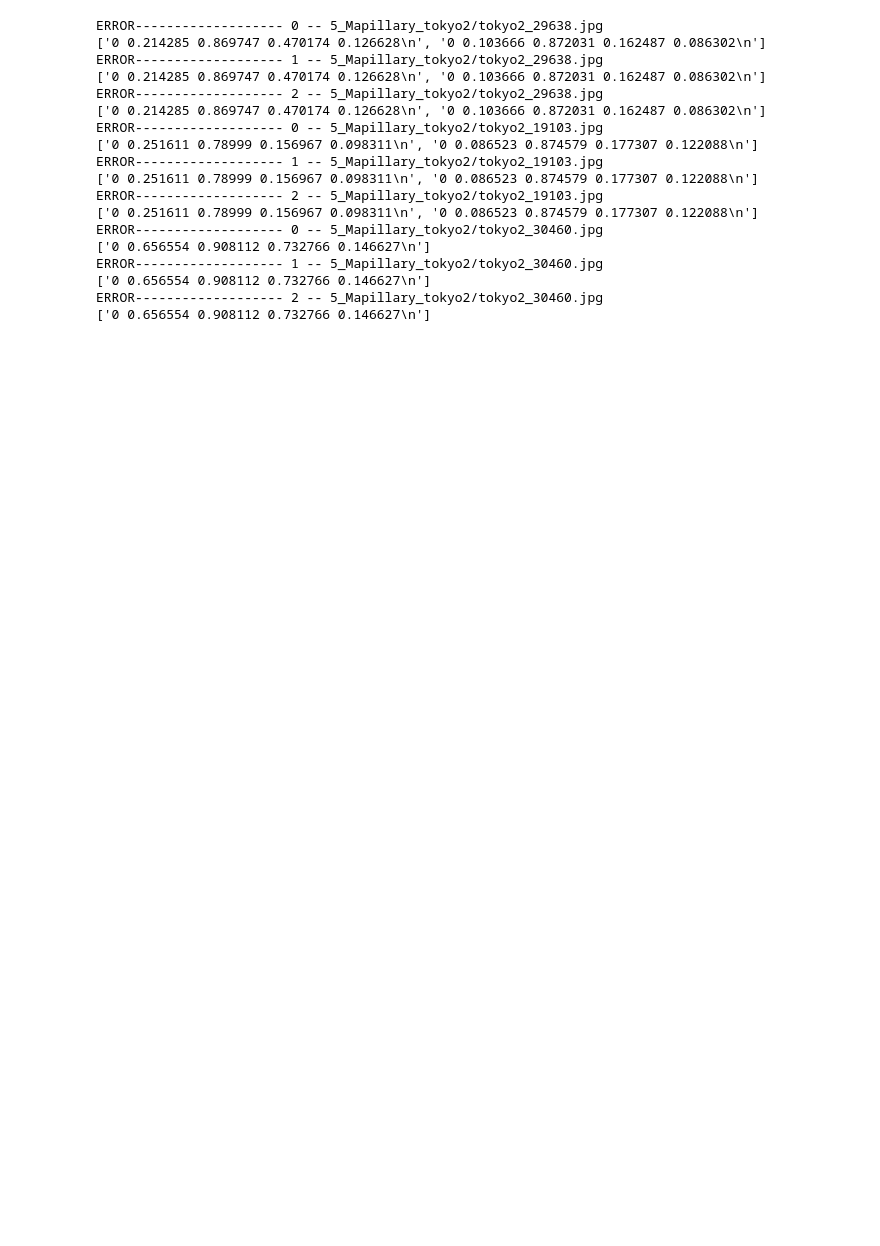
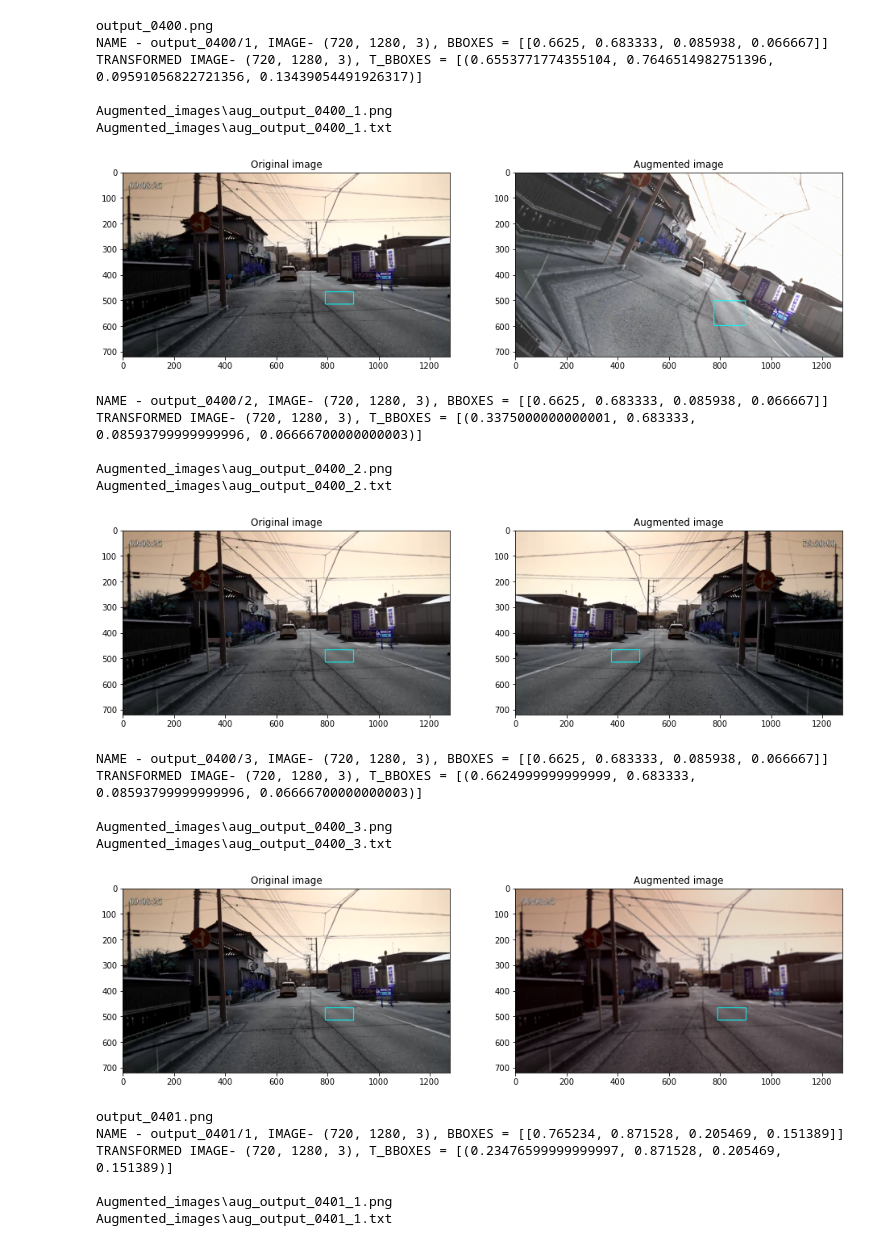
Before and after one commit to POONAM2015/Image_augmentation_using_albumentation, a Jupyter notebook: data augmentation.ipynb, the cells around one changed output. Cells and saved outputs as stored; diff of their text form; code cells hidden in the pictures; blank space fills up the shorter version.

```diff
--- a/data augmentation.ipynb
+++ b/data augmentation.ipynb
@@ -53,7 +53,7 @@ def show_image_annotation(image, bboxes):
         if b > dh - 1:
             b = dh - 1
 
-        cv2.rectangle(image, (l, t), (r, b), (0, 0, 255), 1)
+        cv2.rectangle(image, (l, t), (r, b), (0, 255, 255), 2)
     return image
 # %%
 def show(image, bboxes, t_image, t_bboxes):
@@ -73,7 +73,6 @@ def show(image, bboxes, t_image, t_bboxes):
 # %%
 def bounding_box_class_labels(image_path, label_path) -> List[float]:
     img = cv2.imread(image_path)
-    dh, dw, _ = img.shape
 
     fl = open(label_path, 'r')
     data = fl.readlines()
@@ -85,7 +84,7 @@ def bounding_box_class_labels(image_path, label_path) -> List[float]:
     for dt in data:
         _, x, y, w, h = map(float, dt.split(' '))
         bounding_boxes.append([x,y,w,h])
-        class_labels.append('rutting')
+        class_labels.append('road_damage')
 
     return [bounding_boxes, class_labels]
 # %%
@@ -100,9 +99,8 @@ transform = A.Compose([
     A.Blur(p=0.3),
 ], bbox_params=A.BboxParams(format='yolo',min_area=2000, min_visibility=0.10, label_fields=['class_labels']))
 # %%
-def single_image_augmentation(i, image_name, image_path, label_path):
+def single_image_augmentation(i, image_name, image_ext, image_path, label_path):
         image = cv2.imread(image_path)
-#         image = cv2.cvtColor(image, cv2.COLOR_BGR2RGB)
 
         bboxes, class_labels = bounding_box_class_labels(image_path, label_path)
 
@@ -112,7 +110,7 @@ def single_image_augmentation(i, image_name, image_path, label_path):
         transformed_class_labels = transformed['class_labels']
 
         print(f'NAME - {image_name}/{i}, IMAGE- {image.shape}, BBOXES = {bboxes}\nTRANSFORMED IMAGE- {transformed_image.shape}, T_BBOXES = {transformed_bboxes}\n')
-        write_augmented_images_bboxes(i, image_name, transformed_image, transformed_bboxes)
+        write_augmented_images_bboxes(i, image_name, image_ext, transformed_image, transformed_bboxes)
 
         show(image, bboxes, transformed_image, transformed_bboxes)
 # %%
@@ -135,20 +136,0 @@ def single_image_augmentation(i, image_name, image_path, label_path):
-# %%
-def data_augmentation(A, N):
-    counter = 0
-    for image_path in train_images:
-        image_path = train_images[-1]
-        image_name = image_path.split('/')[-1]
-        label_path = os.path.join(image_path[:-3] + 'txt')
-
-        for i in range(A):
-            print(f'{image_name}_ {i+1}')
-            try:
-                single_image_augmentation(i+1, image_name, image_path, label_path)
-            except:
-                print(f'ERROR------------------- {i} -- {image_path}')
-                with open(label_path) as f:
-                    print(f.readlines())
-
-        counter += 1
-        if counter == N:
-            return
@@ -176,24 +137,30 @@ plt.imshow(image)
 # %%
-# NO_OF_IMAGES = 3
+NO_OF_IMAGES = 2
 NO_OF_AUGMENTATION = 3
-NO_OF_IMAGES = 2
-data_augmentation(NO_OF_AUGMENTATION, NO_OF_IMAGES)
+data_augmentation(NO_OF_IMAGES, NO_OF_AUGMENTATION)
 # %% [output]
-ERROR------------------- 0 -- 5_Mapillary_tokyo2/tokyo2_29638.jpg
-['0 0.214285 0.869747 0.470174 0.126628\n', '0 0.103666 0.872031 0.162487 0.086302\n']
-ERROR------------------- 1 -- 5_Mapillary_tokyo2/tokyo2_29638.jpg
-['0 0.214285 0.869747 0.470174 0.126628\n', '0 0.103666 0.872031 0.162487 0.086302\n']
-ERROR------------------- 2 -- 5_Mapillary_tokyo2/tokyo2_29638.jpg
-['0 0.214285 0.869747 0.470174 0.126628\n', '0 0.103666 0.872031 0.162487 0.086302\n']
-ERROR------------------- 0 -- 5_Mapillary_tokyo2/tokyo2_19103.jpg
-['0 0.251611 0.78999 0.156967 0.098311\n', '0 0.086523 0.874579 0.177307 0.122088\n']
-ERROR------------------- 1 -- 5_Mapillary_tokyo2/tokyo2_19103.jpg
-['0 0.251611 0.78999 0.156967 0.098311\n', '0 0.086523 0.874579 0.177307 0.122088\n']
-ERROR------------------- 2 -- 5_Mapillary_tokyo2/tokyo2_19103.jpg
-['0 0.251611 0.78999 0.156967 0.098311\n', '0 0.086523 0.874579 0.177307 0.122088\n']
-ERROR------------------- 0 -- 5_Mapillary_tokyo2/tokyo2_30460.jpg
-['0 0.656554 0.908112 0.732766 0.146627\n']
-ERROR------------------- 1 -- 5_Mapillary_tokyo2/tokyo2_30460.jpg
-['0 0.656554 0.908112 0.732766 0.146627\n']
-ERROR------------------- 2 -- 5_Mapillary_tokyo2/tokyo2_30460.jpg
-['0 0.656554 0.908112 0.732766 0.146627\n']
+output_0400.png
+NAME - output_0400/1, IMAGE- (720, 1280, 3), BBOXES = [[0.6625, 0.683333, 0.085938, 0.066667]]
+TRANSFORMED IMAGE- (720, 1280, 3), T_BBOXES = [(0.6553771774355104, 0.7646514982751396, 0.09591056822721356, 0.13439054491926317)]
+
+Augmented_images\aug_output_0400_1.png
+Augmented_images\aug_output_0400_1.txt
+[figure, added]
+NAME - output_0400/2, IMAGE- (720, 1280, 3), BBOXES = [[0.6625, 0.683333, 0.085938, 0.066667]]
+TRANSFORMED IMAGE- (720, 1280, 3), T_BBOXES = [(0.3375000000000001, 0.683333, 0.08593799999999996, 0.06666700000000003)]
+
+Augmented_images\aug_output_0400_2.png
+Augmented_images\aug_output_0400_2.txt
+[figure, added]
+NAME - output_0400/3, IMAGE- (720, 1280, 3), BBOXES = [[0.6625, 0.683333, 0.085938, 0.066667]]
+TRANSFORMED IMAGE- (720, 1280, 3), T_BBOXES = [(0.6624999999999999, 0.683333, 0.08593799999999996, 0.06666700000000003)]
+
+Augmented_images\aug_output_0400_3.png
+Augmented_images\aug_output_0400_3.txt
+[figure, added]
+output_0401.png
+NAME - output_0401/1, IMAGE- (720, 1280, 3), BBOXES = [[0.765234, 0.871528, 0.205469, 0.151389]]
+TRANSFORMED IMAGE- (720, 1280, 3), T_BBOXES = [(0.23476599999999997, 0.871528, 0.205469, 0.151389)]
+
+Augmented_images\aug_output_0401_1.png
+Augmented_images\aug_output_0401_1.txt
```
Also changed, not shown: parts of 9 cells of this notebook.
